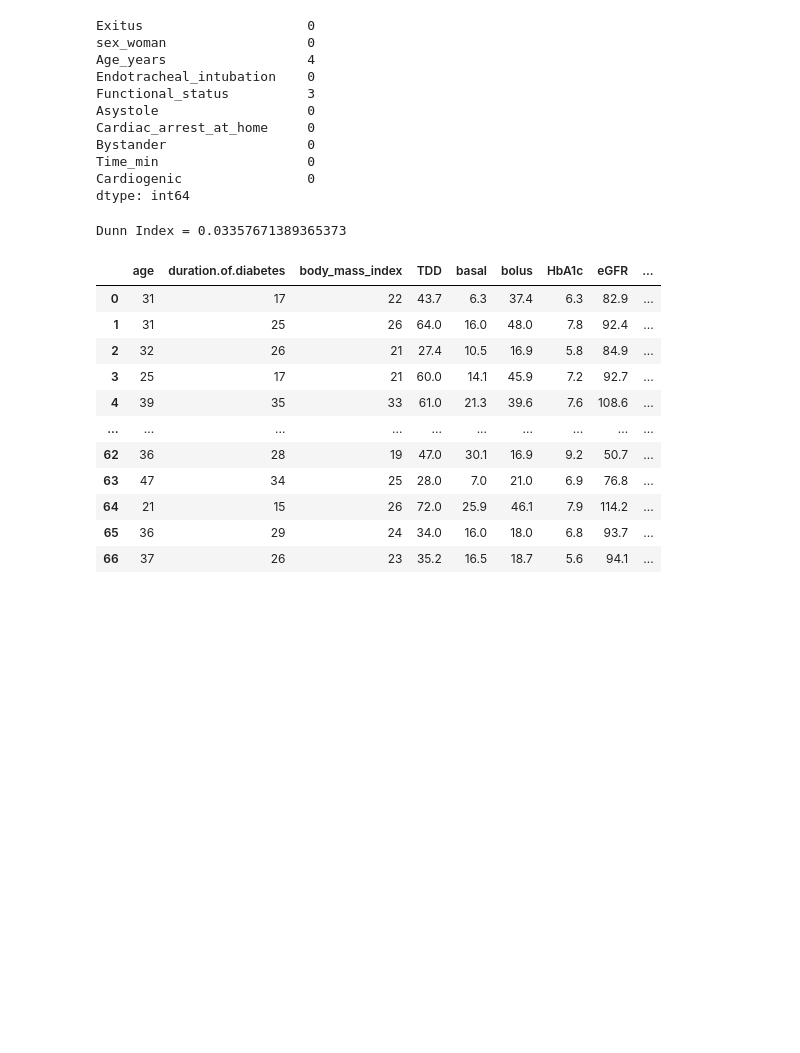
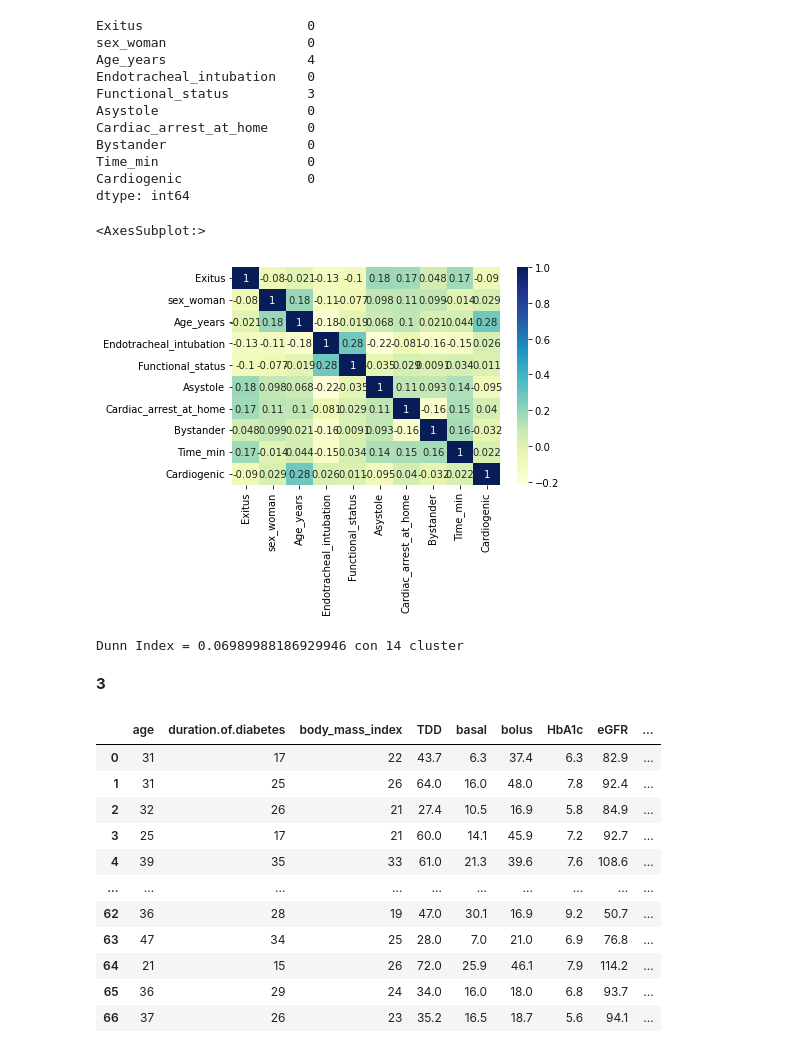
Before and after one commit to G1oLo/Dunn-Index, a Jupyter notebook: Dunn Index.ipynb, the cells around one changed output. Saved outputs shown, nothing was run; the diff lists cells and outputs as text; code cells hidden in the pictures; blank space fills up the shorter version.

```diff
--- a/Dunn Index.ipynb
+++ b/Dunn Index.ipynb
@@ -699,17 +708,27 @@ Cardiogenic                0
 dtype: int64
 # %%
 dati_2 = dati_2.dropna()
+# %%
+sns.heatmap(dati_2.corr(), cmap="YlGnBu", annot=True)
+# %% [output]
+<AxesSubplot:>
+[figure, added]
 # %%
-kmeans = KMeans(n_clusters= 11, random_state=42)
+index_0 = 0
+for i in range(2,15):
+    kmeans = KMeans(n_clusters= i, random_state=42)
+    labels = kmeans.fit_predict(dati_2)
+    dist = pairwise_distances(dati_2)
+    index = dunn(dist, labels)
+    if index > index_0:
+        index_0 = index
+        k = i
 
-labels = kmeans.fit_predict(dati_2)
-
-dist = pairwise_distances(dati_2)
-index = dunn(dist, labels)
-
-print('Dunn Index =', index)
+print('Dunn Index =', index_0, 'con', k,'cluster')
 # %% [output]
-Dunn Index = 0.03357671389365373
+Dunn Index = 0.06989988186929946 con 14 cluster
+# %% [markdown]
+**3**
 # %%
 dati_3 = pd.read_csv('Takashi2019_diabetes_type1_dataset_preprocessed.csv')
 dati_3
```
Also changed, not shown: parts of 20 cells of this notebook.
